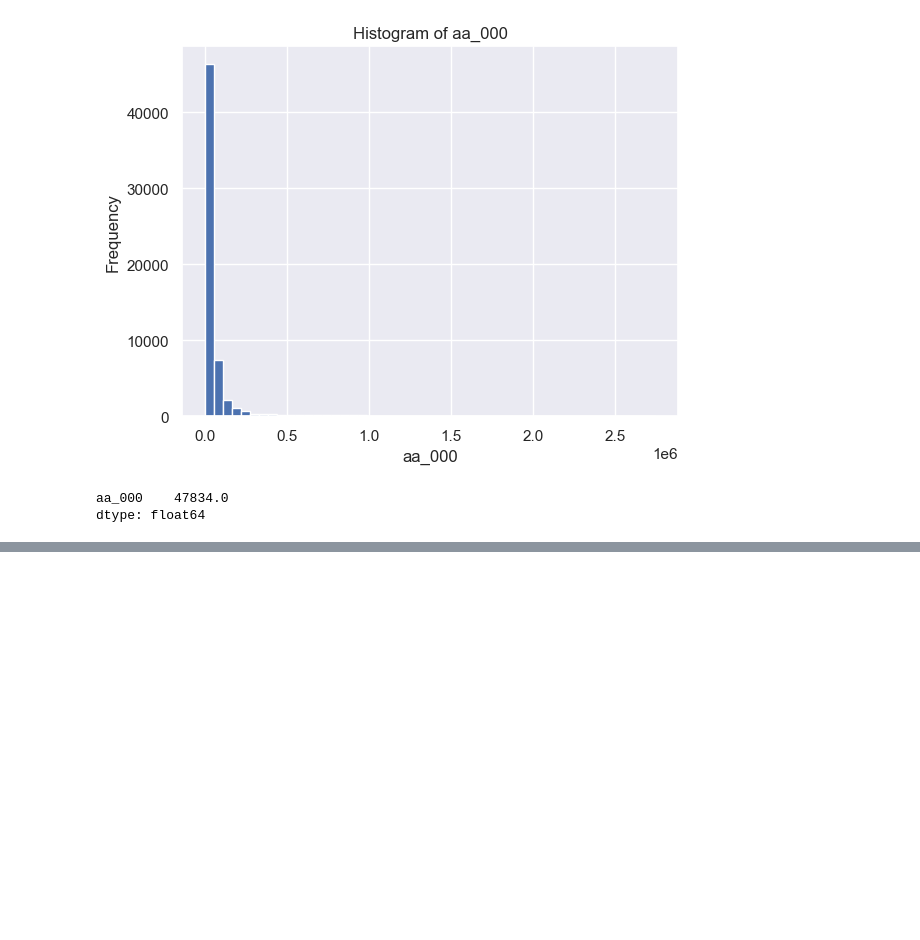
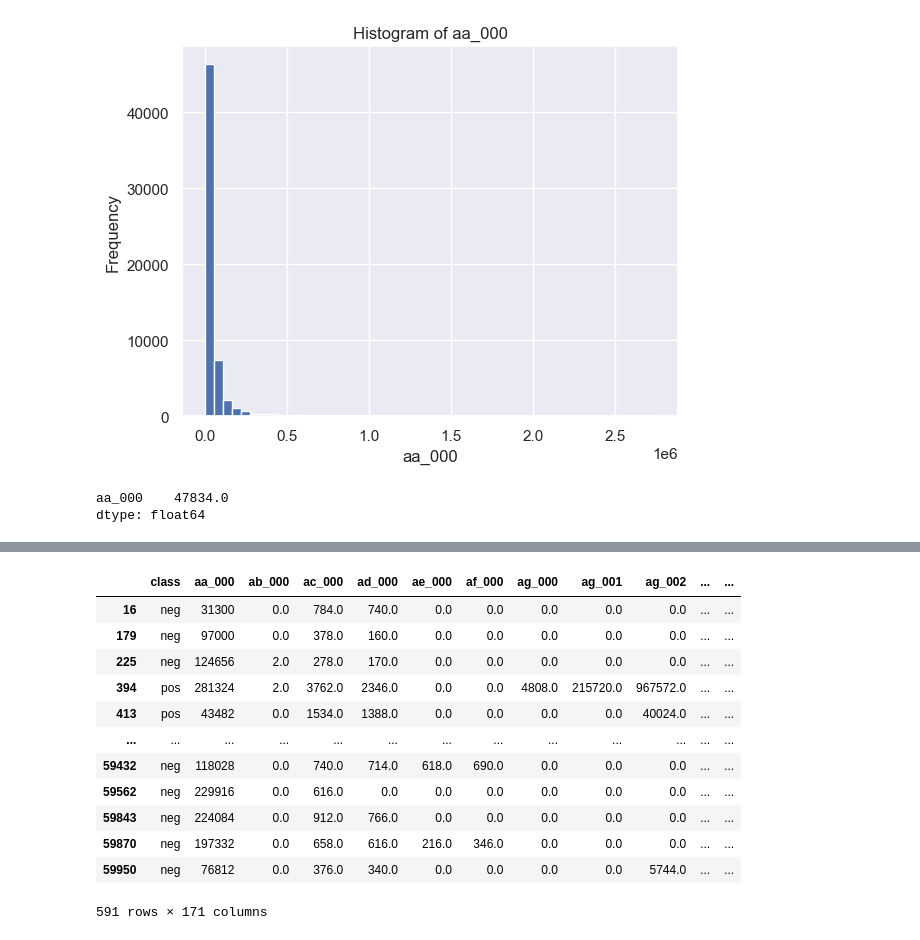
Before and after one commit to FedericoAriton99/CA-1-Data-Preparation, a Jupyter notebook: CA 1 Python.ipynb, the cells around one changed output, grey strips where cells are left out. Cells and saved outputs as stored; diff of their text form; code cells hidden in the pictures; blank space fills up the shorter version.

```diff
--- a/CA 1 Python.ipynb
+++ b/CA 1 Python.ipynb
@@ -142,0 +265,18 @@ dtype: float64
+# %%
+aps2_removed = aps2.dropna(axis=0)
+# %%
+aps2_removed
+# %% [output]
+|  | class | aa_000 | ab_000 | ac_000 | ad_000 | ae_000 | af_000 | ag_000 | ag_001 | ag_002 | ... | ... |
+| 16 | neg | 31300 | 0.0 | 784.0 | 740.0 | 0.0 | 0.0 | 0.0 | 0.0 | 0.0 | ... | ... |
+| 179 | neg | 97000 | 0.0 | 378.0 | 160.0 | 0.0 | 0.0 | 0.0 | 0.0 | 0.0 | ... | ... |
+| 225 | neg | 124656 | 2.0 | 278.0 | 170.0 | 0.0 | 0.0 | 0.0 | 0.0 | 0.0 | ... | ... |
+| 394 | pos | 281324 | 2.0 | 3762.0 | 2346.0 | 0.0 | 0.0 | 4808.0 | 215720.0 | 967572.0 | ... | ... |
+| 413 | pos | 43482 | 0.0 | 1534.0 | 1388.0 | 0.0 | 0.0 | 0.0 | 0.0 | 40024.0 | ... | ... |
+| ... | ... | ... | ... | ... | ... | ... | ... | ... | ... | ... | ... | ... |
+| 59432 | neg | 118028 | 0.0 | 740.0 | 714.0 | 618.0 | 690.0 | 0.0 | 0.0 | 0.0 | ... | ... |
+| 59562 | neg | 229916 | 0.0 | 616.0 | 0.0 | 0.0 | 0.0 | 0.0 | 0.0 | 0.0 | ... | ... |
+| 59843 | neg | 224084 | 0.0 | 912.0 | 766.0 | 0.0 | 0.0 | 0.0 | 0.0 | 0.0 | ... | ... |
+| 59870 | neg | 197332 | 0.0 | 658.0 | 616.0 | 216.0 | 346.0 | 0.0 | 0.0 | 0.0 | ... | ... |
+| 59950 | neg | 76812 | 0.0 | 376.0 | 340.0 | 0.0 | 0.0 | 0.0 | 0.0 | 5744.0 | ... | ... |
+591 rows × 171 columns
```
Also changed, not shown: parts of 12 cells of this notebook.
